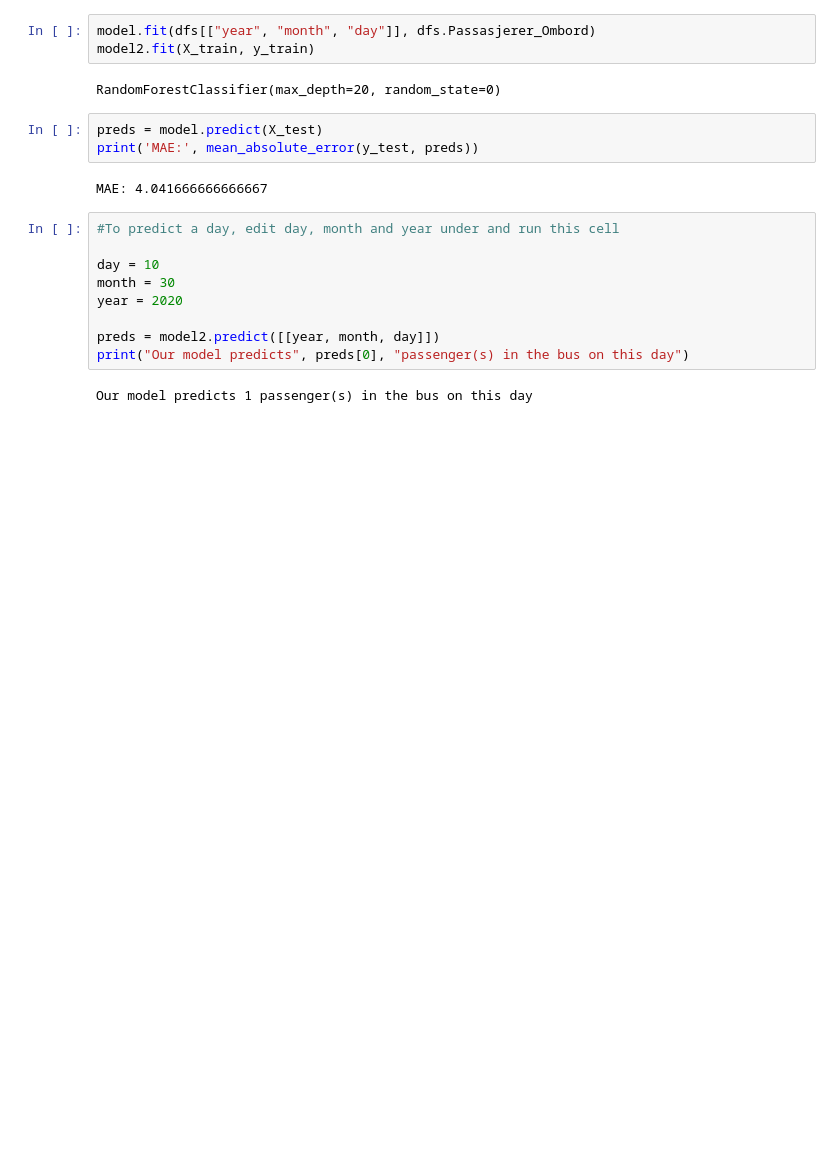
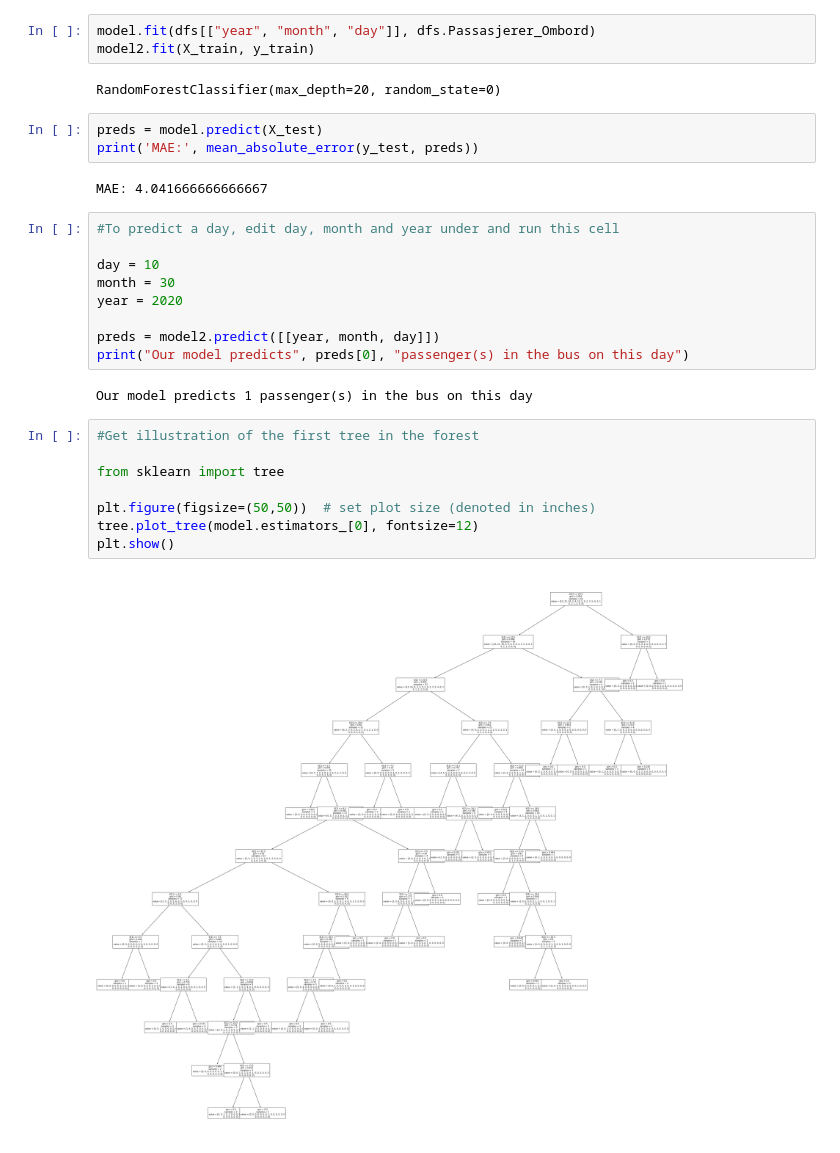
Before and after one commit to erlingstaff/Intro-AI-2, a Jupyter notebook: oblig2.ipynb, the cells around one changed output. Drawn from its saved outputs; the diff is of its cells as text; blank space fills up the shorter version.

```diff
--- a/oblig2.ipynb
+++ b/oblig2.ipynb
@@ -114,3 +114,13 @@ preds = model2.predict([[year, month, day]])
 print("Our model predicts", preds[0], "passenger(s) in the bus on this day")
 # %% [output]
 Our model predicts 1 passenger(s) in the bus on this day
+# %%
+#Get illustration of the first tree in the forest
+
+from sklearn import tree
+
+plt.figure(figsize=(50,50))  # set plot size (denoted in inches)
+tree.plot_tree(model.estimators_[0], fontsize=12)
+plt.show()
+# %% [output]
+[figure, added]
```
Also changed, not shown: 1 other file.
